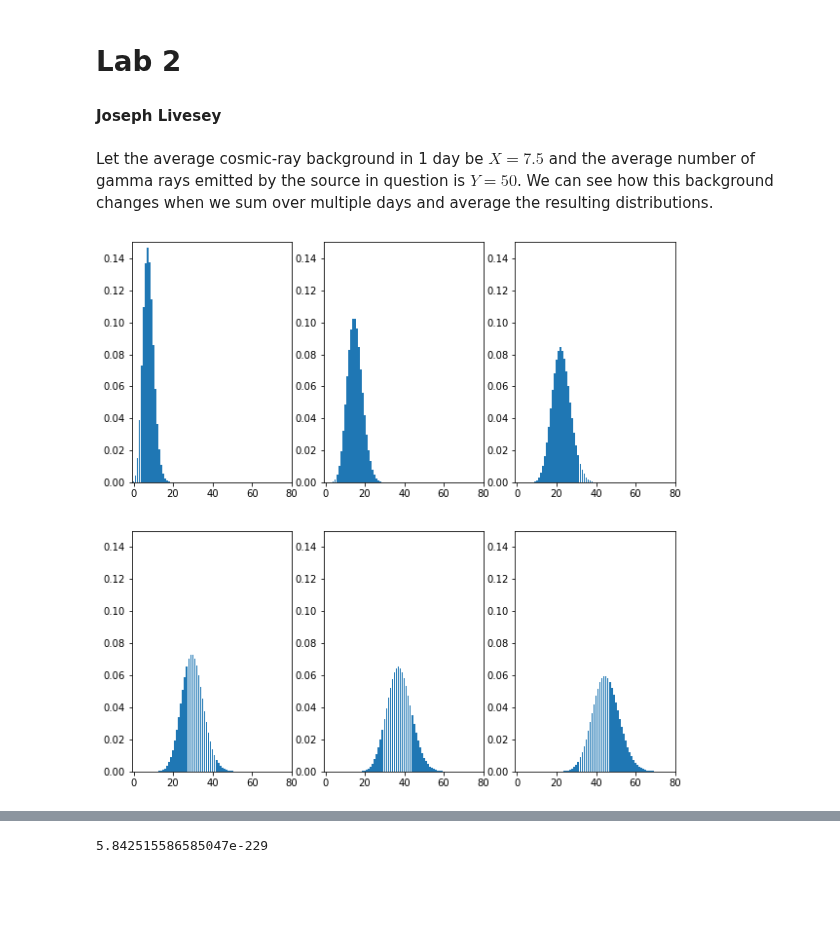
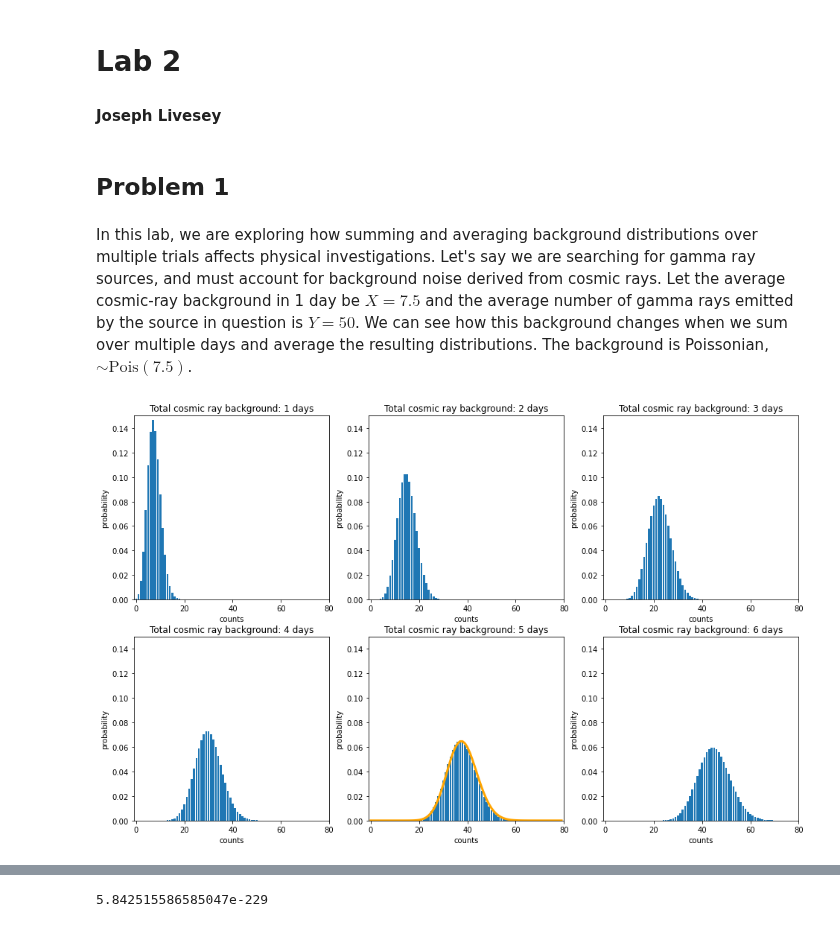
Before and after one commit to jrlivesey/PHYS-434, a Jupyter notebook: Lab_2.ipynb, the cells around one changed output, grey strips where cells are left out. Saved outputs shown, nothing was run; the diff lists cells and outputs as text; code cells hidden in the pictures; blank space fills up the shorter version.

```diff
--- a/Lab_2.ipynb
+++ b/Lab_2.ipynb
@@ -9,5 +12,7 @@ from scipy import stats, signal
+# %% [markdown]
+## Problem 1
 # %% [markdown]
-Let the average cosmic-ray background in 1 day be $X = 7.5$ and the average number of gamma rays emitted by the source in question is $Y = 50$. We can see how this background changes when we sum over multiple days and average the resulting distributions.
+In this lab, we are exploring how summing and averaging background distributions over multiple trials affects physical investigations. Let's say we are searching for gamma ray sources, and must account for background noise derived from cosmic rays. Let the average cosmic-ray background in 1 day be $X = 7.5$ and the average number of gamma rays emitted by the source in question is $Y = 50$. We can see how this background changes when we sum over multiple days and average the resulting distributions. The background is Poissonian, $\sim \text{Pois}(7.5)$.
 # %%
 background_1 = [stats.poisson(7.5).pmf(k) for k in np.arange(0, 100)]
 background_2 = signal.convolve(background_1, background_1)
@@ -20,17 +25,25 @@ background_8 = signal.convolve(background_7, background_1)
 background_9 = signal.convolve(background_8, background_1)
 background_10 = signal.convolve(background_9, background_1)
 # %%
-fig, ax = plt.subplots(2, 3, figsize=(10,10))
+k = np.arange(0, 80)
+
+fig, ax = plt.subplots(2, 3, figsize=(16, 10))
 ax[0, 0].bar(range(len(background_1)), background_1)
 ax[0, 1].bar(range(len(background_2)), background_2)
 ax[0, 2].bar(range(len(background_3)), background_3)
 ax[1, 0].bar(range(len(background_4)), background_4)
 ax[1, 1].bar(range(len(background_5)), background_5)
+ax[1, 1].plot(k, stats.poisson(38).pmf(k), color='orange', lw=3)
 ax[1, 2].bar(range(len(background_6)), background_6)
+n = 1
 for i in range(2):
     for j in range(3):
+        ax[i, j].set_title('Total cosmic ray background: ' + str(n) + ' days')
+        n += 1
+        ax[i, j].set_xlabel('counts')
+        ax[i ,j].set_ylabel('probability')
         ax[i, j].set_xlim(-1, 80)
         ax[i, j].set_ylim(0, 0.15);
 # %% [output]
-[figure, old version]
+[figure, new version]
 # %% [markdown]
```
Also changed, not shown: parts of 25 cells of this notebook.
